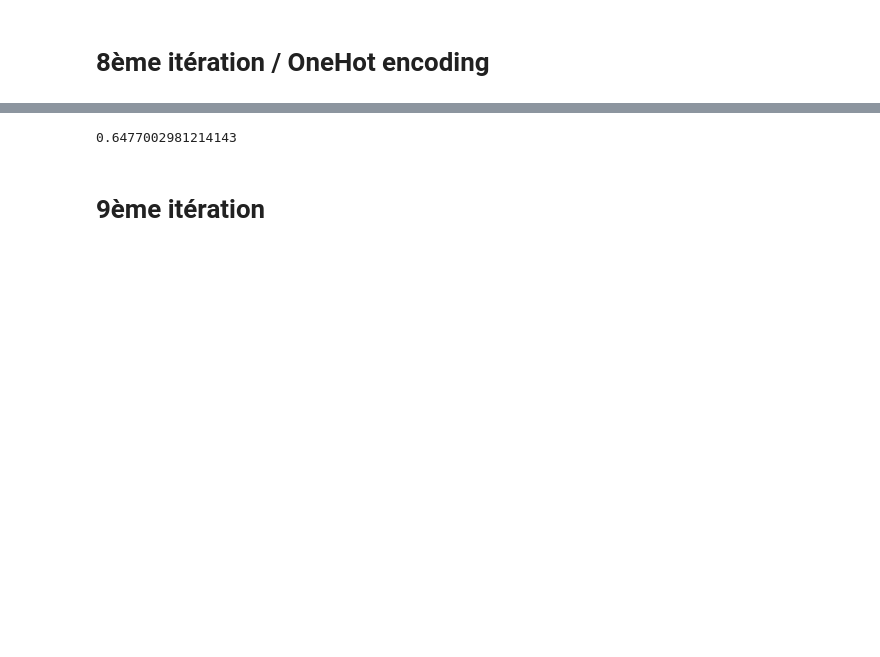
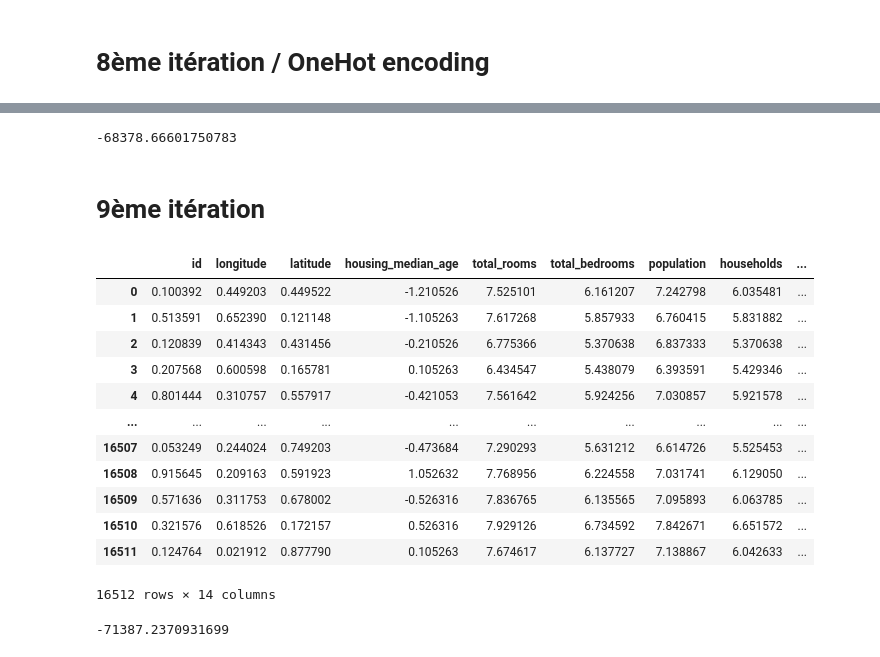
Before and after one commit to Alexisp99/Projet_immo_ia, a Jupyter notebook: Notebook_model.ipynb, the cells around one changed output, grey strips where cells are left out. Drawn from its saved outputs; the diff is of its cells as text; code cells hidden in the pictures; blank space fills up the shorter version.

```diff
--- a/Notebook_model.ipynb
+++ b/Notebook_model.ipynb
@@ -251,11 +251,41 @@ df_encoding
 # %%
-X = df_encoding.drop(columns = "median_house_value")
-y = df_encoding["median_house_value"]
-cv_results = cross_validate(model, X, y, cv=5)
+X = df_encoding
+y = df_fillna["median_house_value"]
+cv_results = cross_validate(model, X, y, cv=5, scoring=('r2', 'neg_root_mean_squared_error','neg_mean_absolute_error'))
 
 # obtain the mean of scores
-cv_results['test_score'].mean()
+cv_results['test_r2'].mean()
+cv_results['test_neg_root_mean_squared_error'].mean()
 # %% [output]
-0.6477002981214143
+-68378.66601750783
 # %% [markdown]
 # 9ème itération
+# %%
+df_scale = pd.read_pickle("data/EDA_iter_9_scale.pkl")
+df_scale
+# %% [output]
+|  | id | longitude | latitude | housing_median_age | total_rooms | total_bedrooms | population | households | ... |
+| 0 | 0.100392 | 0.449203 | 0.449522 | -1.210526 | 7.525101 | 6.161207 | 7.242798 | 6.035481 | ... |
+| 1 | 0.513591 | 0.652390 | 0.121148 | -1.105263 | 7.617268 | 5.857933 | 6.760415 | 5.831882 | ... |
+| 2 | 0.120839 | 0.414343 | 0.431456 | -0.210526 | 6.775366 | 5.370638 | 6.837333 | 5.370638 | ... |
+| 3 | 0.207568 | 0.600598 | 0.165781 | 0.105263 | 6.434547 | 5.438079 | 6.393591 | 5.429346 | ... |
+| 4 | 0.801444 | 0.310757 | 0.557917 | -0.421053 | 7.561642 | 5.924256 | 7.030857 | 5.921578 | ... |
+| ... | ... | ... | ... | ... | ... | ... | ... | ... | ... |
+| 16507 | 0.053249 | 0.244024 | 0.749203 | -0.473684 | 7.290293 | 5.631212 | 6.614726 | 5.525453 | ... |
+| 16508 | 0.915645 | 0.209163 | 0.591923 | 1.052632 | 7.768956 | 6.224558 | 7.031741 | 6.129050 | ... |
+| 16509 | 0.571636 | 0.311753 | 0.678002 | -0.526316 | 7.836765 | 6.135565 | 7.095893 | 6.063785 | ... |
+| 16510 | 0.321576 | 0.618526 | 0.172157 | 0.526316 | 7.929126 | 6.734592 | 7.842671 | 6.651572 | ... |
+| 16511 | 0.124764 | 0.021912 | 0.877790 | 0.105263 | 7.674617 | 6.137727 | 7.138867 | 6.042633 | ... |
+16512 rows × 14 columns
+# %%
+
+
+X = df_scale.drop(columns = ["latitude","longitude","housing_median_age"])
+y = df_fillna["median_house_value"]
+cv_results = cross_validate(model, X, y, cv=5, scoring=('r2', 'neg_root_mean_squared_error','neg_mean_absolute_error'))
+
+# obtain the mean of scores
+cv_results['test_r2'].mean()
+cv_results['test_neg_root_mean_squared_error'].mean()
+# %% [output]
+-71387.2370931699
```
Also changed, not shown: parts of 14 cells of this notebook, 1 other file.
